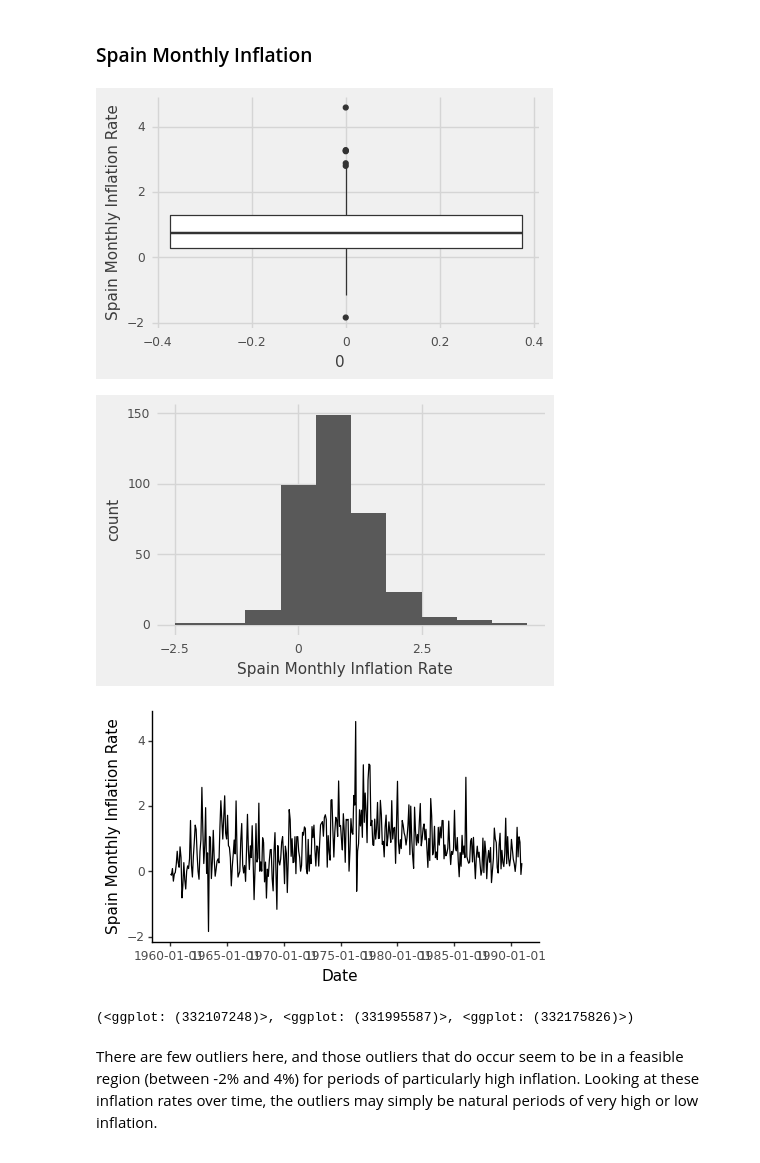
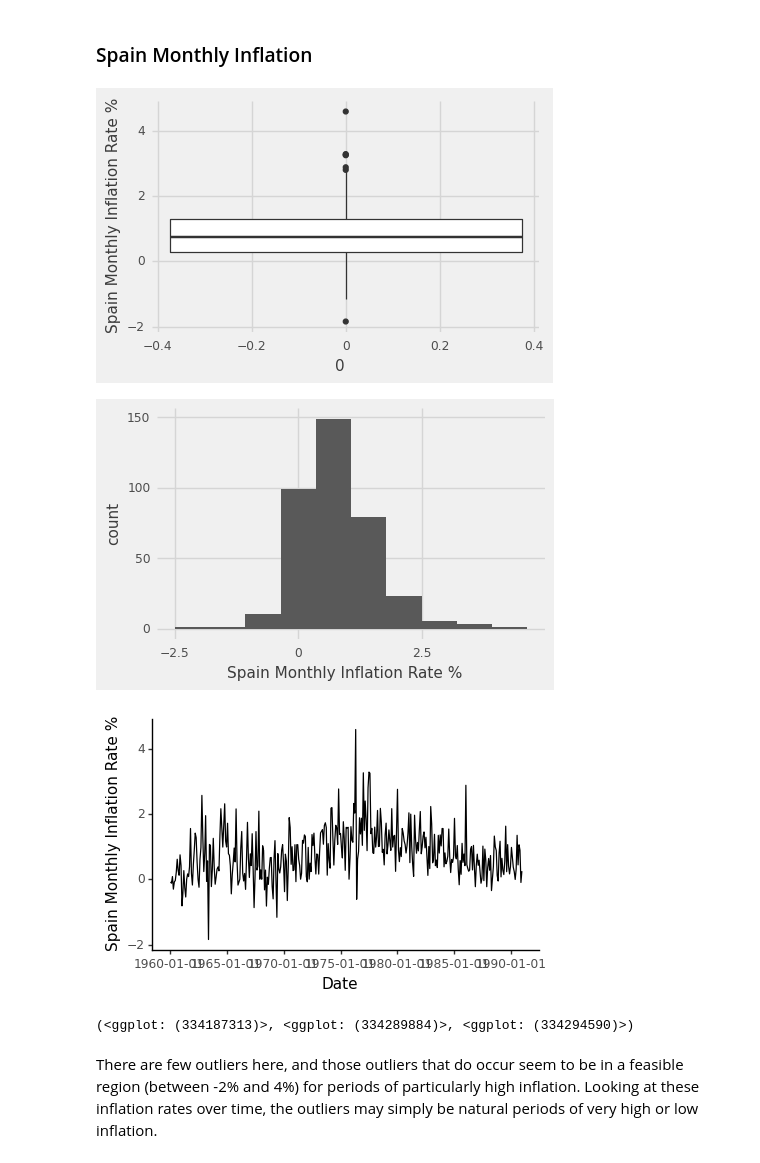
Before and after one commit to andresoats/EC1B1-Coursework, a Jupyter notebook: coursework_data-cleaning.ipynb, the cells around one changed output. Cells and saved outputs as stored; diff of their text form; code cells hidden in the pictures.

```diff
--- a/coursework_data-cleaning.ipynb
+++ b/coursework_data-cleaning.ipynb
@@ -103,7 +103,7 @@ analysis_df['Spain Log Exchange Rate'] = combined_df["Spain, Exchange rates rela
 analysis_df['Spain Monthly Difference in Log Exchange Rate'] = analysis_df['Spain Log Exchange Rate'].diff(periods=1)
 
 #calculating the monthly inflation rate using the built in function pct_change and the Consumer Price Index column
-analysis_df['Spain Monthly Inflation Rate'] = combined_df['Spain, Consumer prices (All items)'].pct_change() * 100
+analysis_df['Spain Monthly Inflation Rate %'] = combined_df['Spain, Consumer prices (All items)'].pct_change() * 100
 
 #calculating the log industrial production rate using the map function and a lambda function that applies the numpy log function
 analysis_df['Spain Log Industrial Production'] = combined_df['Spain Economic Activity, Industrial production (Index)'].map(lambda x: np.log(x))
@@ -123,7 +123,7 @@ analysis_df['Spain Index of International Reserves']  = combined_df['Spain, Inte
 
 #similarly for the United States:
 #the monthly inflation rate is:
-analysis_df['US Monthly Inflation Rate'] = combined_df['US, Consumer Prices, All Items'].pct_change() * 100
+analysis_df['US Monthly Inflation Rate %'] = combined_df['US, Consumer Prices, All Items'].pct_change() * 100
 
 #an index for international reserves in the US (Jan 1960 = 100):
 #the Jan 1960 value is: 233.0:
@@ -184,16 +184,16 @@ These plots make it clear that there are clearly some large outliers in the log
 ### Spain Monthly Inflation
 # %%
 plotnine.options.figure_size = (5,3)
-g1_1 = ggplot(analysis_df, aes(x=0,y="Spain Monthly Inflation Rate")) + geom_boxplot() + theme_538()
-g1_2 = ggplot(analysis_df, aes(x="Spain Monthly Inflation Rate")) + geom_histogram(bins= 10) + theme_538()
-g1_3 = ggplot(analysis_df, aes(x="Date", y="Spain Monthly Inflation Rate",group = 1)) + geom_line() + theme_classic()
+g1_1 = ggplot(analysis_df, aes(x=0,y="Spain Monthly Inflation Rate %")) + geom_boxplot() + theme_538()
+g1_2 = ggplot(analysis_df, aes(x="Spain Monthly Inflation Rate %")) + geom_histogram(bins= 10) + theme_538()
+g1_3 = ggplot(analysis_df, aes(x="Date", y="Spain Monthly Inflation Rate %",group = 1)) + geom_line() + theme_classic()
 
 g1_1, g1_2, g1_3
 # %% [output]
-[figure, old version]
+[figure, new version]
-[figure, old version]
+[figure, new version]
-[figure, old version]
+[figure, new version]
-(<ggplot: (332107248)>, <ggplot: (331995587)>, <ggplot: (332175826)>)
+(<ggplot: (334187313)>, <ggplot: (334289884)>, <ggplot: (334294590)>)
 # %% [markdown]
 There are few outliers here, and those outliers that do occur seem to be in a feasible region (between -2% and 4%) for periods of particularly high inflation. Looking at these inflation rates over time, the outliers may simply be natural periods of very high or low inflation.
 # %% [markdown]
```
Also changed, not shown: parts of 16 cells of this notebook, 1 other file.
